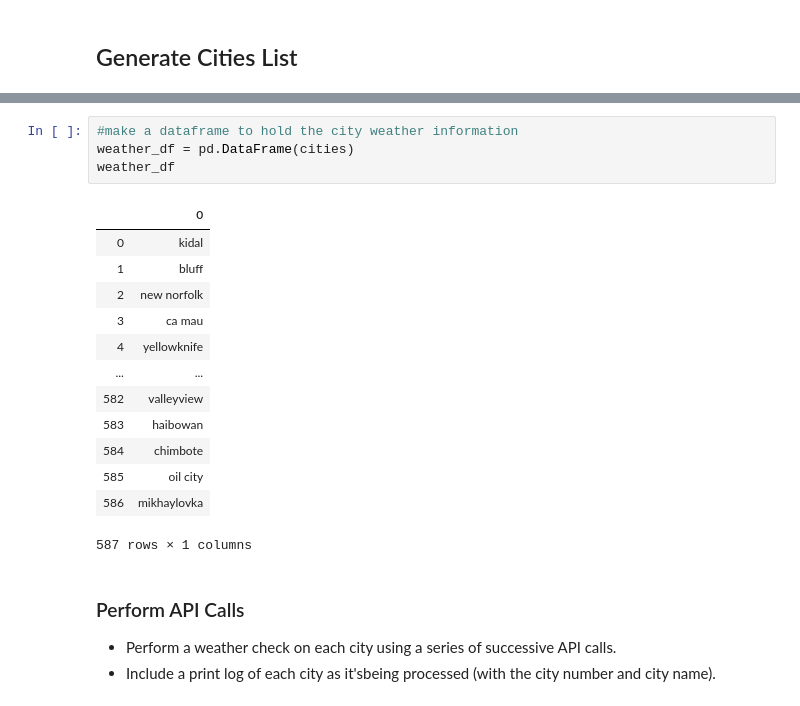
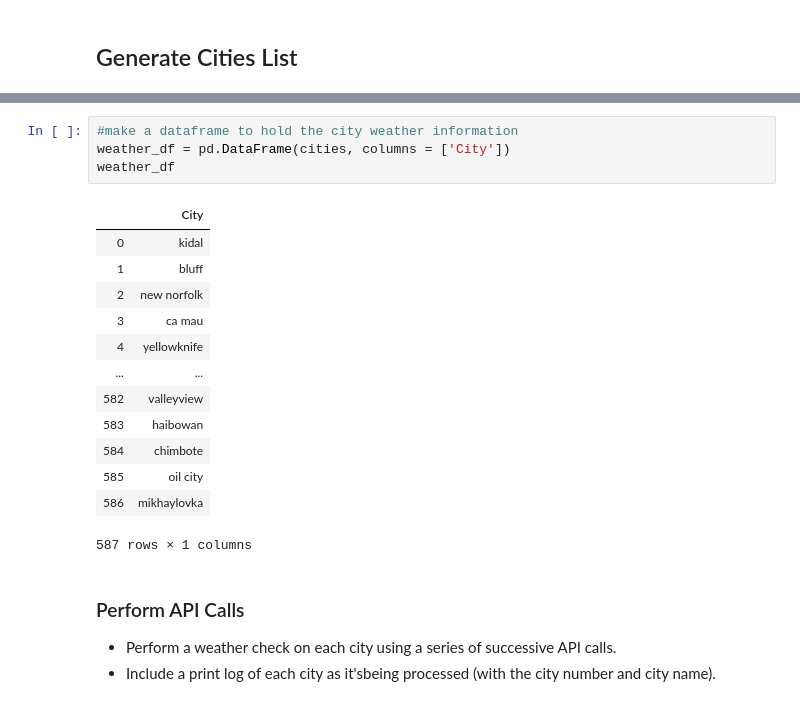
Before and after one commit to AngiePeck/Python_APIs_Challenge, a Jupyter notebook: WeatherPy.ipynb, the cells around one changed output, grey strips where cells are left out. Cells and saved outputs as stored; diff of their text form.

```diff
--- a/WeatherPy.ipynb
+++ b/WeatherPy.ipynb
@@ -52,9 +52,9 @@ len(cities)
 # %%
 #make a dataframe to hold the city weather information
-weather_df = pd.DataFrame(cities)
+weather_df = pd.DataFrame(cities, columns = ['City'])
 weather_df
 # %% [output]
-|  | 0 |
+|  | City |
 | 0 | kidal |
 | 1 | bluff |
 | 2 | new norfolk |
```
Also changed, not shown: parts of 12 cells of this notebook, 17 other files.
